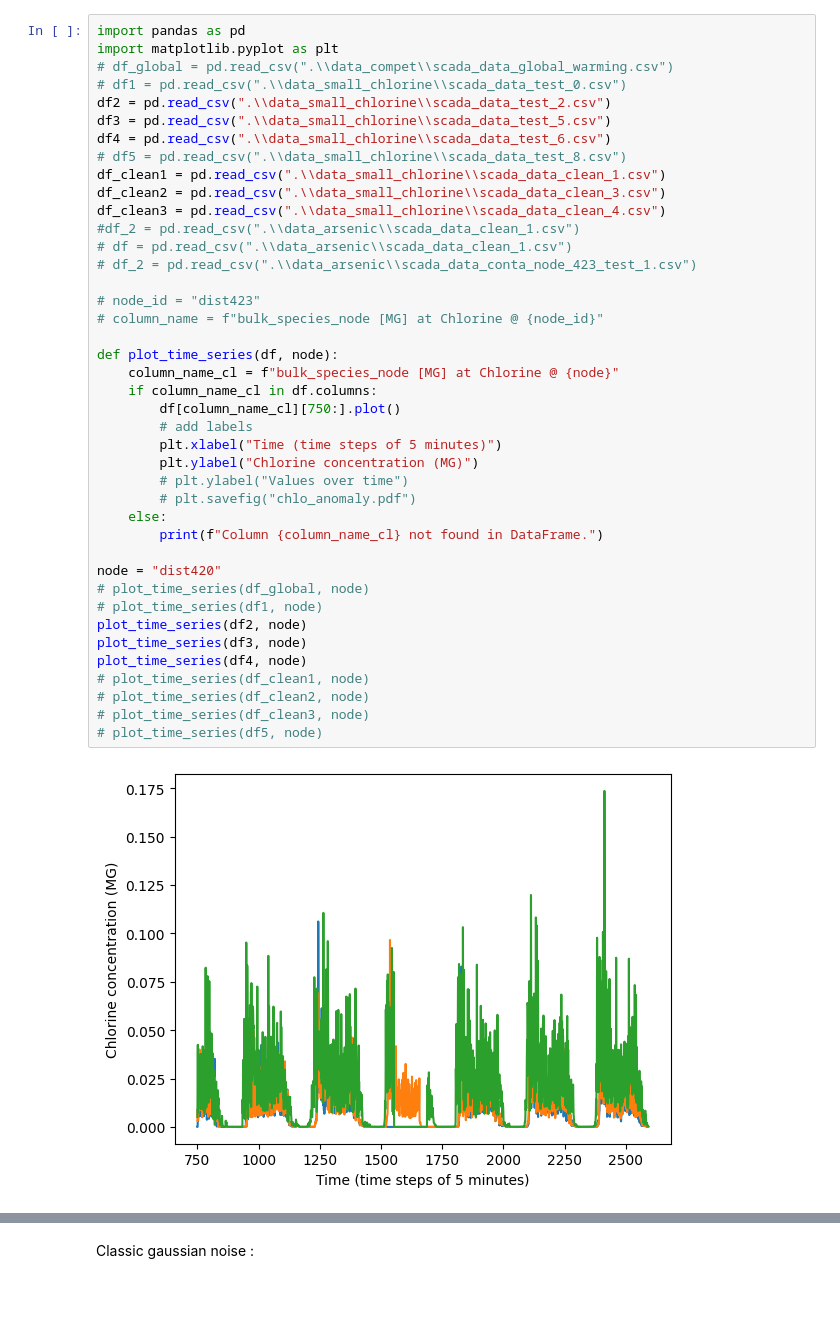
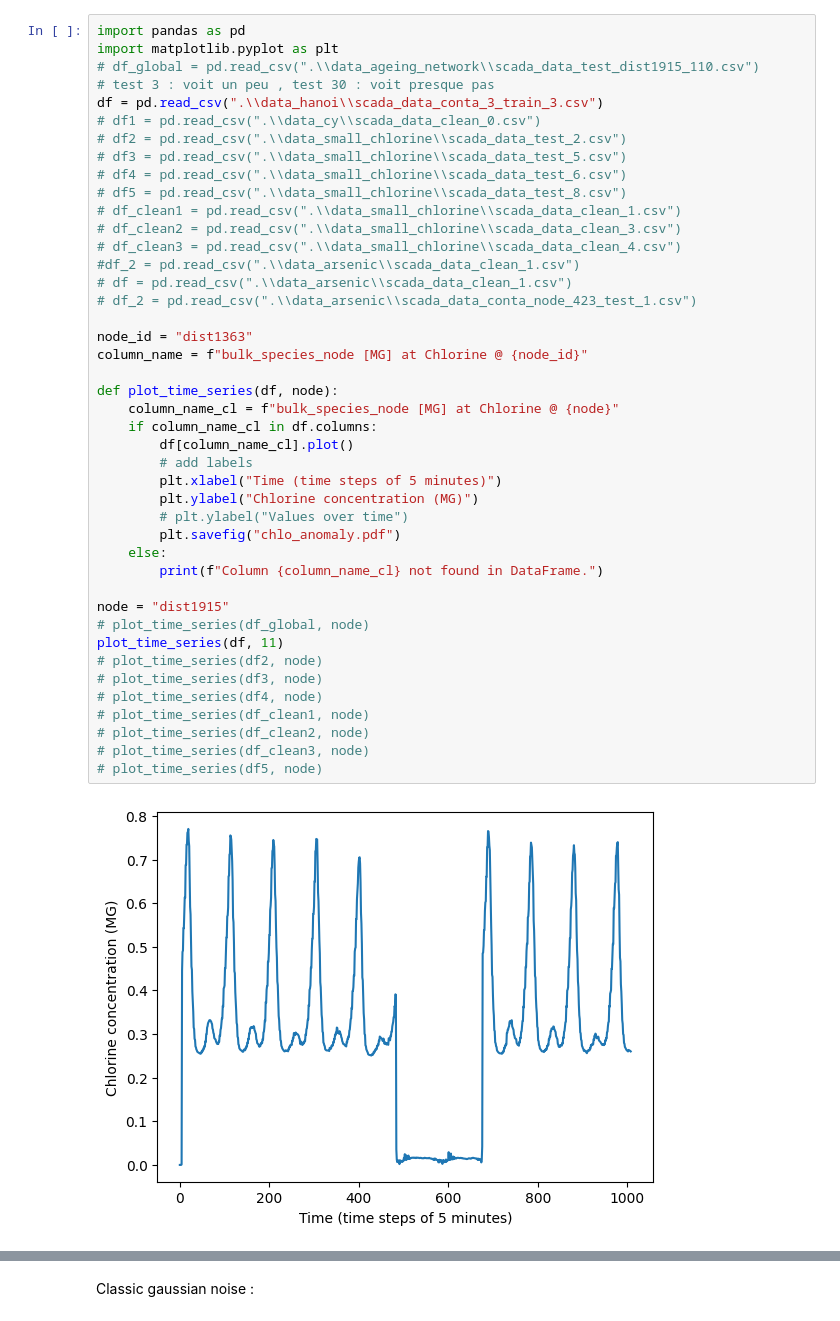
Before and after one commit to elineee/AI-for-Drinking-Water-Chlorination-Challenge-IJCAI-25, a Jupyter notebook: data/data_transformation.ipynb, the cells around one changed output, grey strips where cells are left out. Saved outputs shown, nothing was run; the diff lists cells and outputs as text; blank space fills up the shorter version.

```diff
--- a/data/data_transformation.ipynb
+++ b/data/data_transformation.ipynb
@@ -1,44 +1,46 @@
 # %%
 import pandas as pd
 import matplotlib.pyplot as plt
-# df_global = pd.read_csv(".\\data_compet\\scada_data_global_warming.csv")
-# df1 = pd.read_csv(".\\data_small_chlorine\\scada_data_test_0.csv")
-df2 = pd.read_csv(".\\data_small_chlorine\\scada_data_test_2.csv")
-df3 = pd.read_csv(".\\data_small_chlorine\\scada_data_test_5.csv")
-df4 = pd.read_csv(".\\data_small_chlorine\\scada_data_test_6.csv")
+# df_global = pd.read_csv(".\\data_ageing_network\\scada_data_test_dist1915_110.csv")
+# test 3 : voit un peu , test 30 : voit presque pas
+df = pd.read_csv(".\\data_hanoi\\scada_data_conta_3_train_3.csv")
+# df1 = pd.read_csv(".\\data_cy\\scada_data_clean_0.csv")
+# df2 = pd.read_csv(".\\data_small_chlorine\\scada_data_test_2.csv")
+# df3 = pd.read_csv(".\\data_small_chlorine\\scada_data_test_5.csv")
+# df4 = pd.read_csv(".\\data_small_chlorine\\scada_data_test_6.csv")
 # df5 = pd.read_csv(".\\data_small_chlorine\\scada_data_test_8.csv")
-df_clean1 = pd.read_csv(".\\data_small_chlorine\\scada_data_clean_1.csv")
-df_clean2 = pd.read_csv(".\\data_small_chlorine\\scada_data_clean_3.csv")
-df_clean3 = pd.read_csv(".\\data_small_chlorine\\scada_data_clean_4.csv")
+# df_clean1 = pd.read_csv(".\\data_small_chlorine\\scada_data_clean_1.csv")
+# df_clean2 = pd.read_csv(".\\data_small_chlorine\\scada_data_clean_3.csv")
+# df_clean3 = pd.read_csv(".\\data_small_chlorine\\scada_data_clean_4.csv")
 #df_2 = pd.read_csv(".\\data_arsenic\\scada_data_clean_1.csv")
 # df = pd.read_csv(".\\data_arsenic\\scada_data_clean_1.csv")
 # df_2 = pd.read_csv(".\\data_arsenic\\scada_data_conta_node_423_test_1.csv")
 
-# node_id = "dist423"
-# column_name = f"bulk_species_node [MG] at Chlorine @ {node_id}"
+node_id = "dist1363"
+column_name = f"bulk_species_node [MG] at Chlorine @ {node_id}"
 
 def plot_time_series(df, node):
     column_name_cl = f"bulk_species_node [MG] at Chlorine @ {node}"
     if column_name_cl in df.columns:
-        df[column_name_cl][750:].plot()
+        df[column_name_cl].plot()
         # add labels
         plt.xlabel("Time (time steps of 5 minutes)")
         plt.ylabel("Chlorine concentration (MG)")
         # plt.ylabel("Values over time")
-        # plt.savefig("chlo_anomaly.pdf")
+        plt.savefig("chlo_anomaly.pdf")
     else:
         print(f"Column {column_name_cl} not found in DataFrame.")
 
-node = "dist420"
+node = "dist1915"
 # plot_time_series(df_global, node)
-# plot_time_series(df1, node)
-plot_time_series(df2, node)
-plot_time_series(df3, node)
-plot_time_series(df4, node)
+plot_time_series(df, 11)
+# plot_time_series(df2, node)
+# plot_time_series(df3, node)
+# plot_time_series(df4, node)
 # plot_time_series(df_clean1, node)
 # plot_time_series(df_clean2, node)
 # plot_time_series(df_clean3, node)
 # plot_time_series(df5, node)
 # %% [output]
-[figure, old version]
+[figure, new version]
 # %%
```
Also changed, not shown: parts of 4 cells of this notebook, 6 other files.
